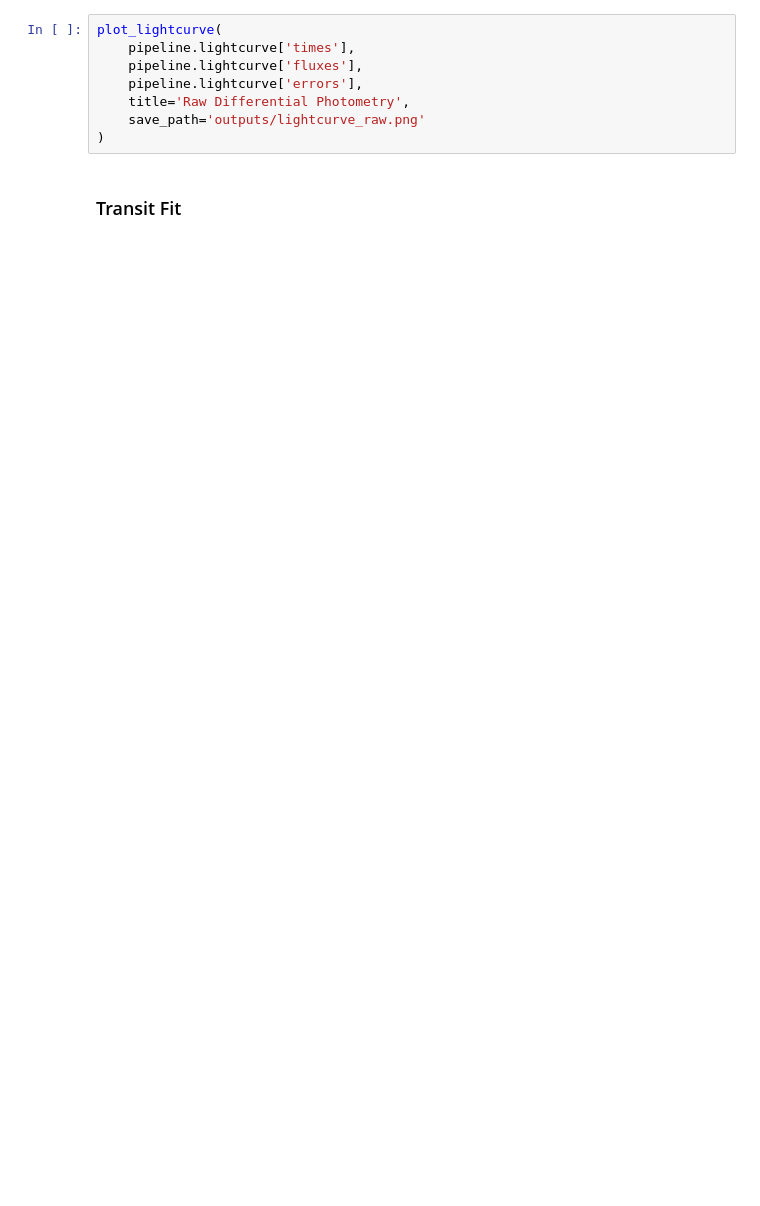
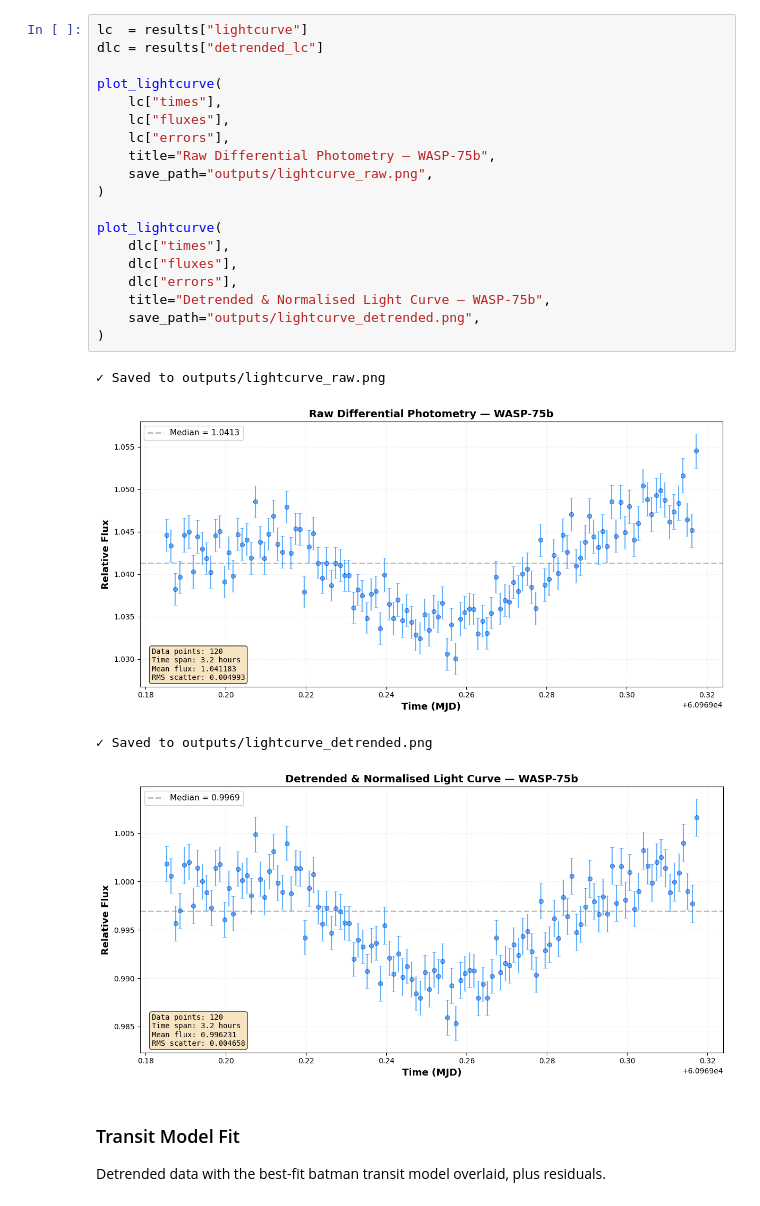
Before and after one commit to CuriousAvenger/pyTransit, a Jupyter notebook: examples/tutorial.ipynb, the cells around one changed output. Drawn from its saved outputs; the diff is of its cells as text; blank space fills up the shorter version.

```diff
--- a/examples/tutorial.ipynb
+++ b/examples/tutorial.ipynb
@@ -223,11 +393,29 @@ plot_detected_sources(
 # %%
+lc  = results["lightcurve"]
+dlc = results["detrended_lc"]
+
 plot_lightcurve(
-    pipeline.lightcurve['times'],
-    pipeline.lightcurve['fluxes'],
-    pipeline.lightcurve['errors'],
-    title='Raw Differential Photometry',
-    save_path='outputs/lightcurve_raw.png'
+    lc["times"],
+    lc["fluxes"],
+    lc["errors"],
+    title="Raw Differential Photometry — WASP-75b",
+    save_path="outputs/lightcurve_raw.png",
 )
+
+plot_lightcurve(
+    dlc["times"],
+    dlc["fluxes"],
+    dlc["errors"],
+    title="Detrended & Normalised Light Curve — WASP-75b",
+    save_path="outputs/lightcurve_detrended.png",
+)
+# %% [output]
+✓ Saved to outputs/lightcurve_raw.png
+[figure, added]
+✓ Saved to outputs/lightcurve_detrended.png
+[figure, added]
 # %% [markdown]
-### Transit Fit
+### Transit Model Fit
+
+Detrended data with the best-fit batman transit model overlaid, plus residuals.
 # %%
```
Also changed, not shown: parts of 31 cells of this notebook, 27 other files.
